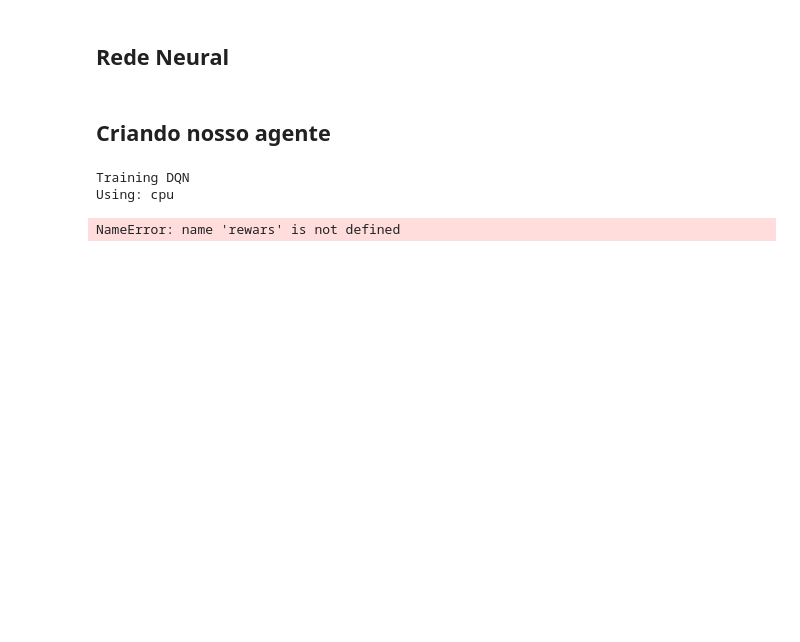
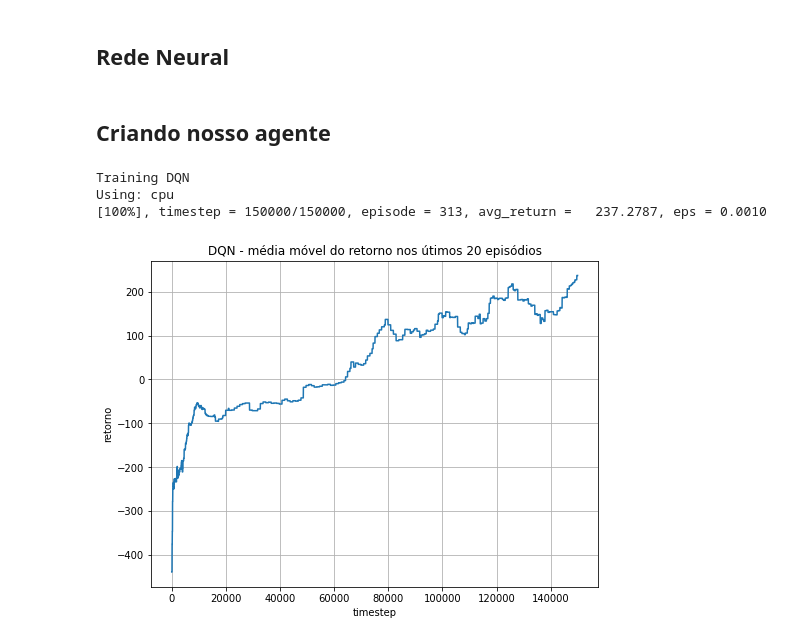
Before and after one commit to GrupoTuring/Aula-Aberta-DQN, a Jupyter notebook: Código Completo/Lunar-Lander-DQN.ipynb, the cells around one changed output. Cells and saved outputs as stored; diff of their text form; code cells hidden in the pictures; blank space fills up the shorter version.

```diff
--- a/Código Completo/Lunar-Lander-DQN.ipynb
+++ b/Código Completo/Lunar-Lander-DQN.ipynb
@@ -125,8 +126,8 @@ class DQNagent:
                  observation_space,
                  action_space,
                  lr=3e-4,
-                 gamma=0.99,
-                 max_memory=100000,
+                 gamma=0.9,
+                 max_memory=10000,
                  epsilon_init=0.5,
                  epsilon_decay=0.995,
                  epsilon_min=0.01,
@@ -188,9 +189,9 @@ class DQNagent:
         self.epsilon_min = epsilon_min
 
         self.dqn = LinearNetwork(observation_space.shape[0], action_space.n).to(self.device)
-        self.optmizer = optim.Adam(self.dqn.parameters(), lr=lr)
+        self.optimizer = optim.Adam(self.dqn.parameters(), lr=lr)
 
-    def act(self, state):
+    def act(self, state, greedy=False):
         """
         Método para o agente escolher uma ação
 
@@ -207,7 +208,7 @@ class DQNagent:
         A ação escolhida pelo agente
         """
 
-        if np.random.random() < self.epsilon:
+        if np.random.random() < self.epsilon and not greedy:
             action = self.action_space.sample()
         else:
             with torch.no_grad():
@@ -231,7 +232,7 @@ class DQNagent:
         no buffer de memória
         """
 
-        self.memory.update(state, action, rewards, next_state, done)
+        self.memory.update(state, action, reward, next_state, done)
 
     def train(self, batch_size, save=False):
         """
@@ -244,10 +245,13 @@ class DQNagent:
             states, actions, rewards, next_states, dones = self.memory.sample(batch_size)
 
             states = torch.as_tensor(states).to(self.device)
-            actions = torch.as_tensor(actions).to(self.device).unsqueeze(-1) # Unsqueeze adiciona uma dimensão "1" no índice indicado
-            rewards = torch.as_tensor(rewards).to(self.device).unsqueeze(-1) # no caso do -1, ele adiciona na última dimensão
-            next_state = torch.as_tensor(next_states).to(self.device)
-            dones = torch.as_tensors(dones).to(self.device).unsqueeze(-1)
+
+            # Unsqueeze adiciona uma dimensão "1" no índice indicado.
+            # No caso do -1, ele adiciona na última dimensão.
+            actions = torch.as_tensor(actions).to(self.device).unsqueeze(-1)
+            rewards = torch.as_tensor(rewards).to(self.device).unsqueeze(-1)
+            next_states = torch.as_tensor(next_states).to(self.device)
+            dones = torch.as_tensor(dones).to(self.device).unsqueeze(-1)
 
             q = self.dqn.forward(states).gather(-1, actions.long()) # Pega-se os q-valores das ações do batch
 
@@ -259,6 +263,7 @@ class DQNagent:
             loss = F.mse_loss(q, target)
             self.optimizer.zero_grad()
             loss.backward()
+            self.optimizer.step()
 
         if save:
             self.save_model()
@@ -357,4 +361,15 @@ results_dqn = train(dqn_net, env, TIMESTEPS, BATCH_SIZE, render=False)
 # %% [output]
 Training DQN
 Using: cpu
+[100%], timestep = 150000/150000, episode = 313, avg_return =   237.2787, eps = 0.0010
-NameError: name 'rewars' is not defined
+# %%
+# Plota os resultados
+plt.figure(figsize=(8,6))
+plt.plot(results_dqn)
+plt.title('DQN - média móvel do retorno nos útimos 20 episódios')
+plt.xlabel('timestep')
+plt.ylabel('retorno')
+plt.grid()
+plt.show()
+# %% [output]
+[figure, added]
```
Also changed, not shown: parts of 4 cells of this notebook, 1 other file.
